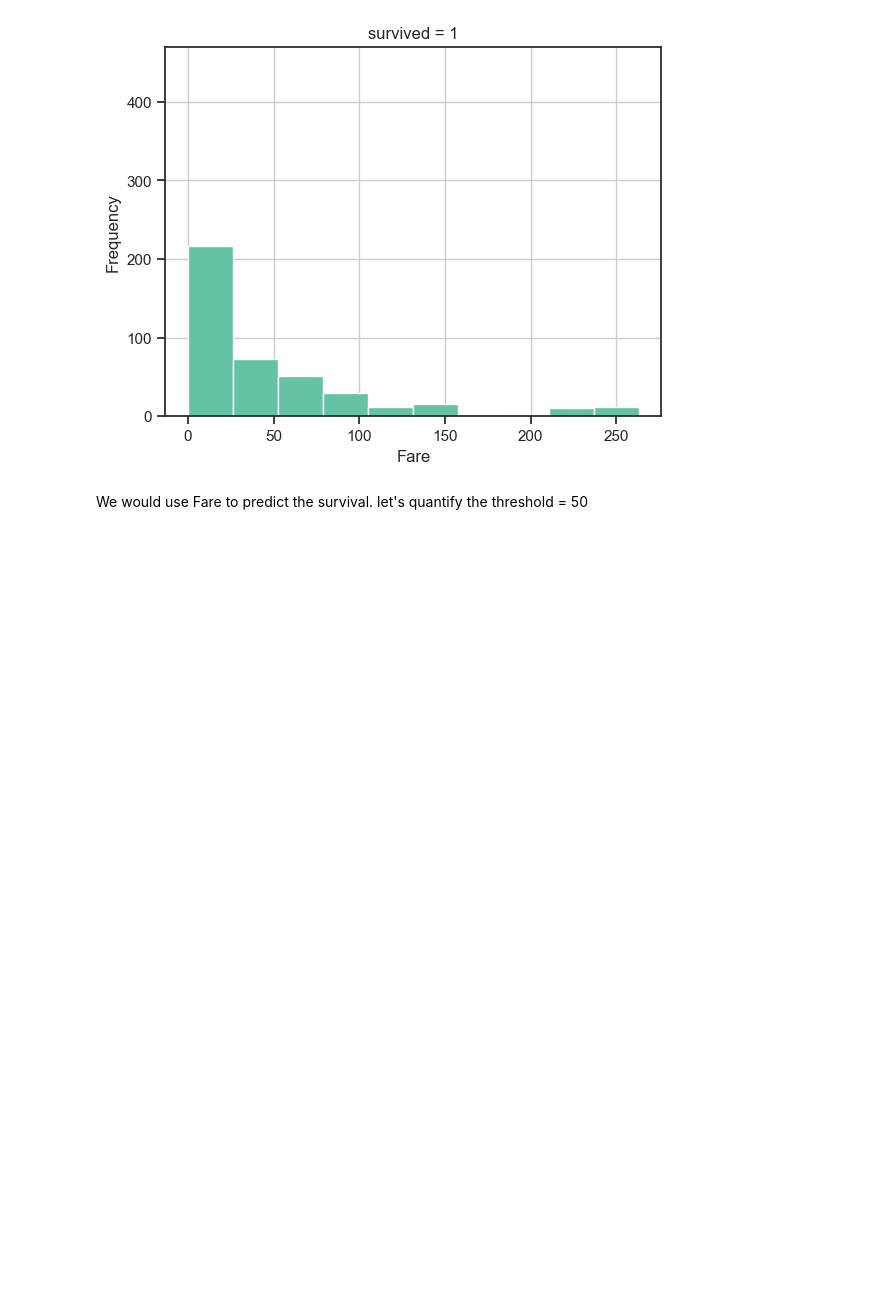
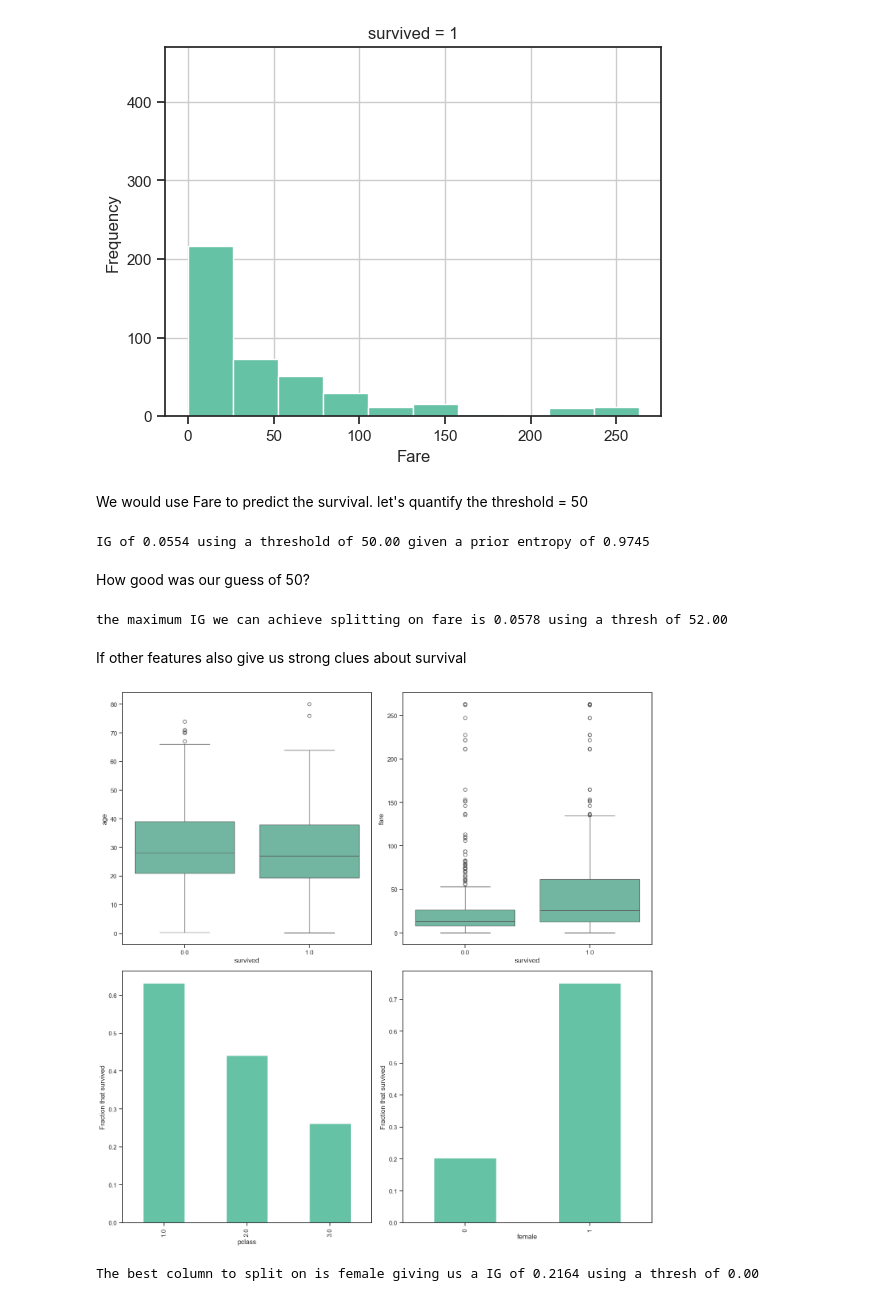
Before and after one commit to HanquanL/DS-Tech-2026spring, a Jupyter notebook: Module2_Supervised/supervised_Titanic.ipynb, the cells around one changed output. Cells and saved outputs as stored; diff of their text form; code cells hidden in the pictures; blank space fills up the shorter version.

```diff
--- a/Module2_Supervised/supervised_Titanic.ipynb
+++ b/Module2_Supervised/supervised_Titanic.ipynb
@@ -99,0 +111,77 @@ def information_gain(df, info_column, target_column, threshold):
+# %%
+threshold = 50
+prior_entropy = entropy(df["survived"])
+IG = information_gain(df, "fare", "survived", threshold)
+print ("IG of %.4f using a threshold of %.2f given a prior entropy of %.4f" % (IG, threshold, prior_entropy))
+# %% [output]
+IG of 0.0554 using a threshold of 50.00 given a prior entropy of 0.9745
+# %% [markdown]
+How good was our guess of 50?
+# %%
+def best_threshold(df, infor_column, target_column, criteria = information_gain):
+    max_ig= 0
+    max_threshold = 0
+
+    for thresh in df[infor_column].unique():
+        IG = criteria(df, infor_column, target_column, thresh)
+        if IG > max_ig:
+            max_ig = IG
+            max_threshold = thresh
+    return (max_threshold, max_ig)
+
+max_threshold, max_ig = best_threshold(df, "fare", "survived")
+print ("the maximum IG we can achieve splitting on %s is %.4f using a thresh of %.2f" % ('fare', max_ig, max_threshold))
+# %% [output]
+the maximum IG we can achieve splitting on fare is 0.0578 using a thresh of 52.00
+# %% [markdown]
+If other features also give us strong clues about survival
+# %%
+# Name of different columns
+categorical_cols = ["pclass", "female"]
+continuous_cols = ["age", "fare"]
+target_col = "survived"
+predictor_cols = categorical_cols + continuous_cols
+
+# This is to plot everything in 2 by 2 space
+rows, cols = 2, 2
+fig, axs = plt.subplots(ncols=cols, nrows=rows, figsize=(7*cols, 7*rows))
+axs = axs.flatten()
+posn = 0
+
+# Plot continuous features
+for col in continuous_cols:
+    sns.boxplot(x=target_col, y=col, data=df, ax=axs[posn])
+    axs[posn].set_ylabel(col)
+    axs[posn].set_title("")
+    posn += 1
+
+# Plot categorical features
+for col in categorical_cols:
+    df.groupby(col)[target_col].mean().plot(kind="bar", ax=axs[posn])
+    axs[posn].set_ylabel("Fraction that survived")
+    posn += 1
+
+plt.tight_layout()
+# %% [output]
+[figure, added]
+# %%
+def best_split(df, info_columns, target_column, criteria=information_gain):
+    maximum_ig = 0
+    maximum_threshold = 0
+    maximum_column = ""
+
+    for info_column in info_columns:
+        thresh, ig = best_threshold(df, info_column, target_column, criteria)
+
+        if ig > maximum_ig:
+            maximum_ig = ig
+            maximum_threshold = thresh
+            maximum_column = info_column
+
+    return maximum_column, maximum_threshold, maximum_ig
+
+max_col, max_threshold, max_ig = best_split(df, predictor_cols, "survived")
+
+print ("The best column to split on is %s giving us a IG of %.4f using a thresh of %.2f" % (max_col, max_ig, max_threshold))
+# %% [output]
+The best column to split on is female giving us a IG of 0.2164 using a thresh of 0.00
```
Also changed, not shown: parts of 14 cells of this notebook.
